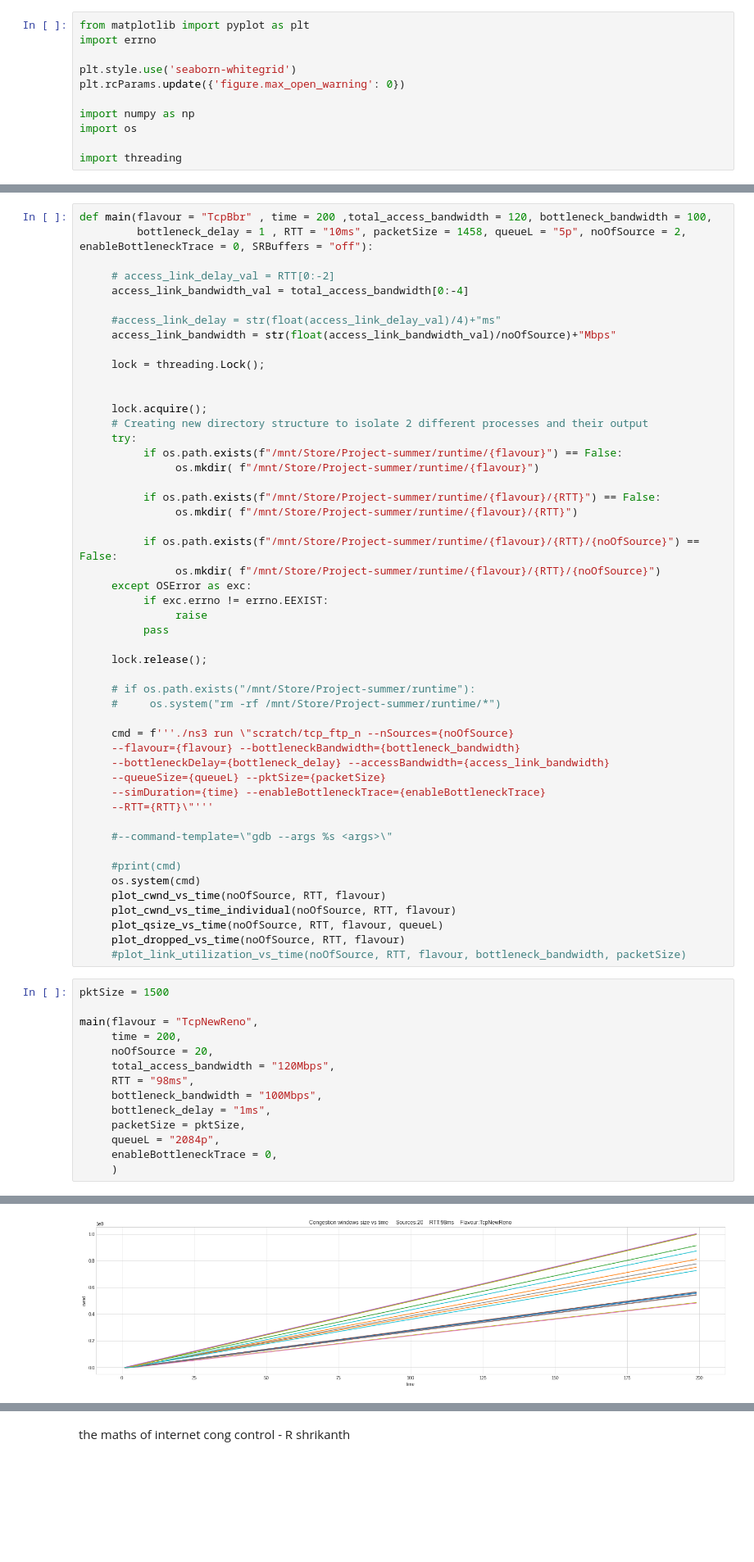
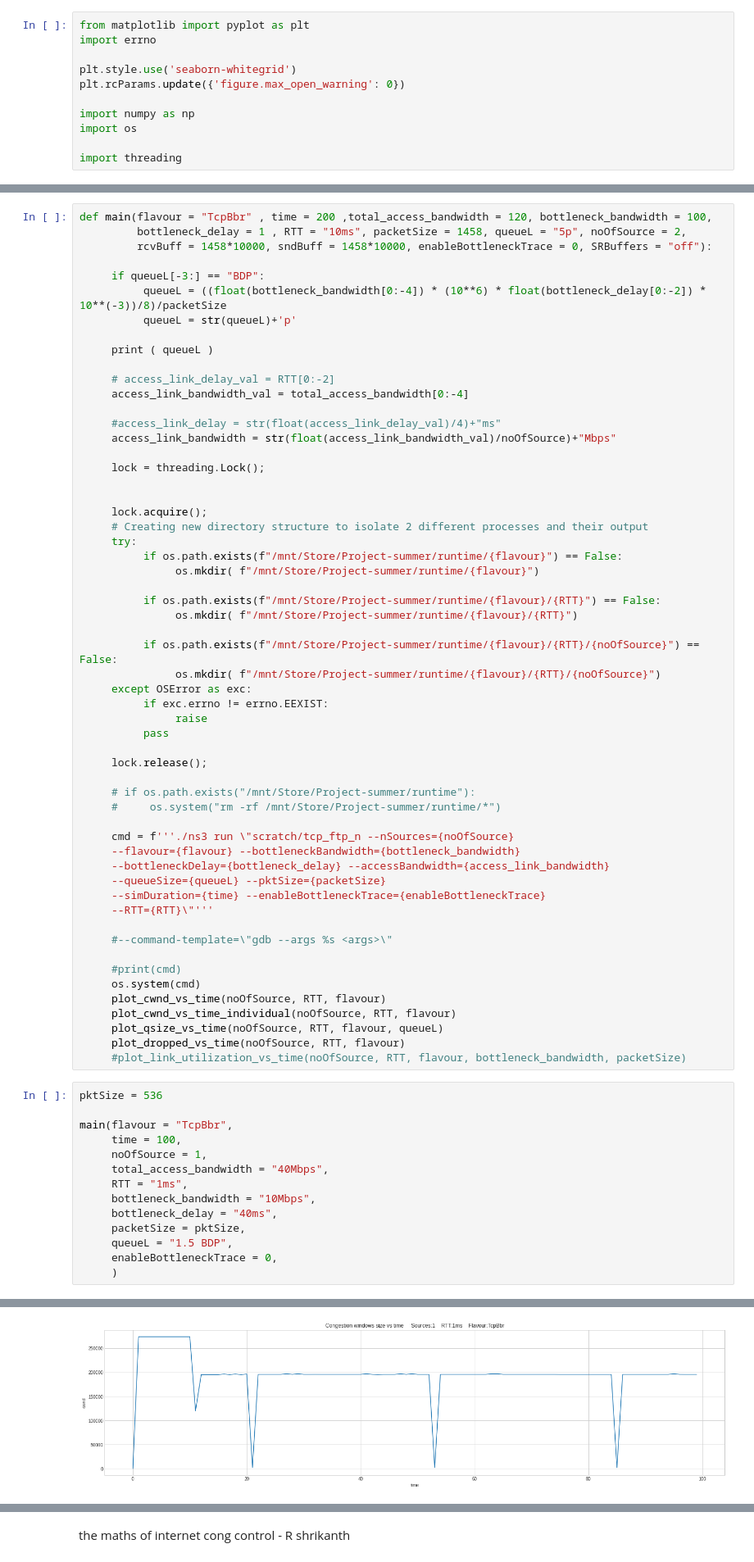
Before and after one commit to divyashk/TCP-BBR-ns3, a Jupyter notebook: dumbell-ns3/report.ipynb, the cells around one changed output, grey strips where cells are left out. Shown at 82% size. Saved outputs shown, nothing was run; the diff lists cells and outputs as text; blank space fills up the shorter version.

```diff
--- a/dumbell-ns3/report.ipynb
+++ b/dumbell-ns3/report.ipynb
@@ -152,7 +155,14 @@ def clean(flavor = "default" ,
     os.system("rm -rf {}_{}_{}".format(flavor, noOfSource, RTT));
 # %%
 def main(flavour = "TcpBbr" , time = 200 ,total_access_bandwidth = 120, bottleneck_bandwidth = 100,
-         bottleneck_delay = 1 , RTT = "10ms", packetSize = 1458, queueL = "5p", noOfSource = 2, enableBottleneckTrace = 0, SRBuffers = "off"):
+         bottleneck_delay = 1 , RTT = "10ms", packetSize = 1458, queueL = "5p", noOfSource = 2,
+         rcvBuff = 1458*10000, sndBuff = 1458*10000, enableBottleneckTrace = 0, SRBuffers = "off"):
+
+     if queueL[-3:] == "BDP":
+          queueL = ((float(bottleneck_bandwidth[0:-4]) * (10**6) * float(bottleneck_delay[0:-2]) * 10**(-3))/8)/packetSize
+          queueL = str(queueL)+'p'
+
+     print ( queueL )
 
      # access_link_delay_val = RTT[0:-2]
      access_link_bandwidth_val = total_access_bandwidth[0:-4]
@@ -201,17 +211,17 @@ def main(flavour = "TcpBbr" , time = 200 ,total_access_bandwidth = 120, bottlene
      plot_dropped_vs_time(noOfSource, RTT, flavour)
      #plot_link_utilization_vs_time(noOfSource, RTT, flavour, bottleneck_bandwidth, packetSize)
 # %%
-pktSize = 1500
+pktSize = 536
 
-main(flavour = "TcpNewReno",
-     time = 200,
-     noOfSource = 20,
-     total_access_bandwidth = "120Mbps",
-     RTT = "98ms",
-     bottleneck_bandwidth = "100Mbps",
-     bottleneck_delay = "1ms",
+main(flavour = "TcpBbr",
+     time = 100,
+     noOfSource = 1,
+     total_access_bandwidth = "40Mbps",
+     RTT = "1ms",
+     bottleneck_bandwidth = "10Mbps",
+     bottleneck_delay = "40ms",
      packetSize = pktSize,
-     queueL = "2084p",
+     queueL = "1.5 BDP",
      enableBottleneckTrace = 0,
      )
 # %% [output]
@@ -221 +238 @@ ninja: no work to do.
-[figure, old version]
+[figure, new version]
```
Also changed, not shown: parts of 3 cells of this notebook, 1 other file.
